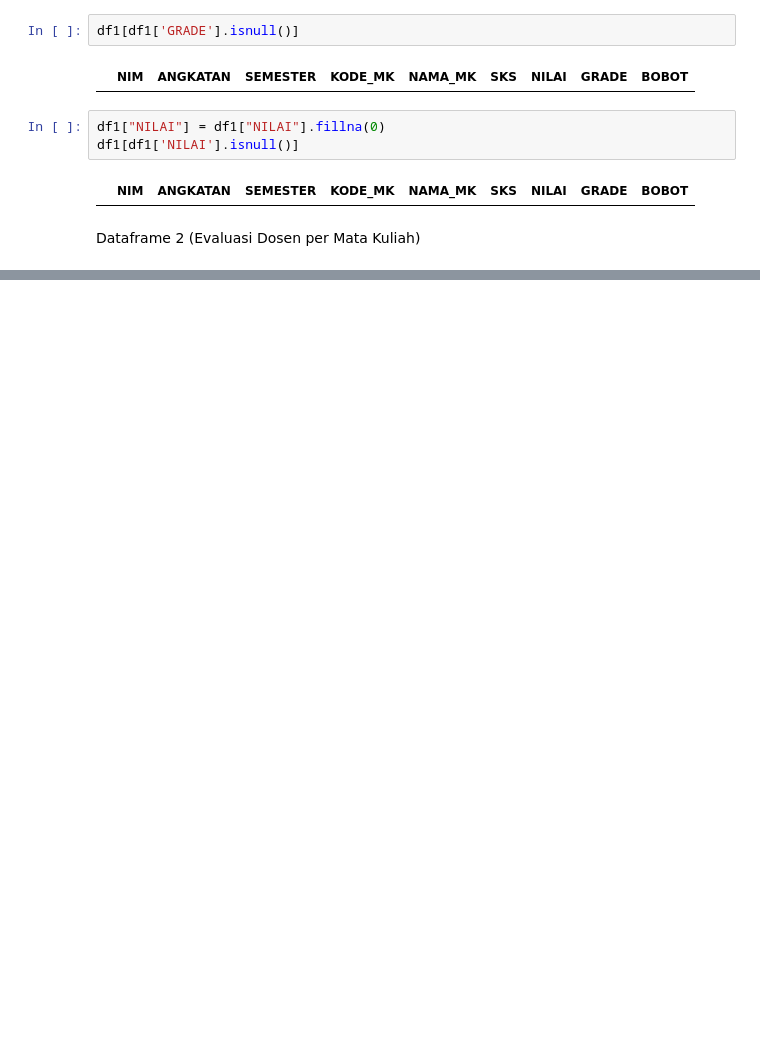
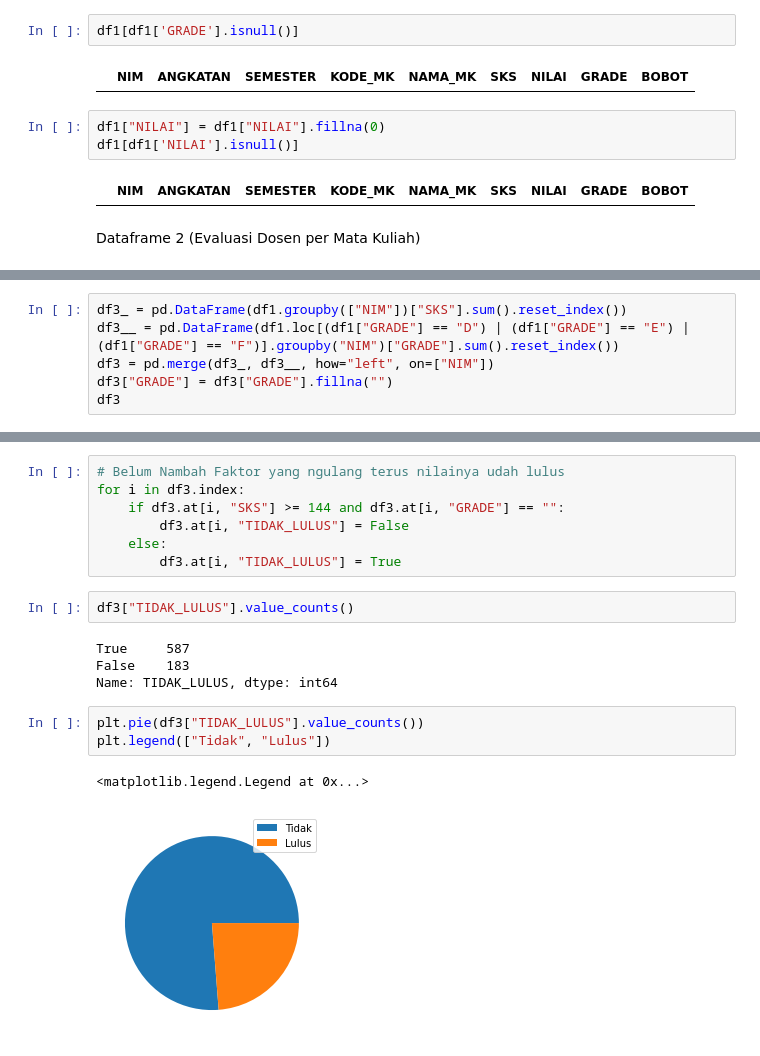
Before and after one commit to FelixFern/ISFEST-ODE, a Jupyter notebook: EDA.ipynb, the cells around one changed output, grey strips where cells are left out. Cells and saved outputs as stored; diff of their text form; blank space fills up the shorter version.

```diff
--- a/EDA.ipynb
+++ b/EDA.ipynb
@@ -112,0 +98,6 @@ df2.head(14)
+# %%
+df3_ = pd.DataFrame(df1.groupby(["NIM"])["SKS"].sum().reset_index())
+df3__ = pd.DataFrame(df1.loc[(df1["GRADE"] == "D") | (df1["GRADE"] == "E") | (df1["GRADE"] == "F")].groupby("NIM")["GRADE"].sum().reset_index())
+df3 = pd.merge(df3_, df3__, how="left", on=["NIM"])
+df3["GRADE"] = df3["GRADE"].fillna("")
+df3
@@ -112,0 +118,19 @@ df2.head(14)
+# %%
+# Belum Nambah Faktor yang ngulang terus nilainya udah lulus
+for i in df3.index:
+    if df3.at[i, "SKS"] >= 144 and df3.at[i, "GRADE"] == "":
+        df3.at[i, "TIDAK_LULUS"] = False
+    else:
+        df3.at[i, "TIDAK_LULUS"] = True
+# %%
+df3["TIDAK_LULUS"].value_counts()
+# %% [output]
+True     587
+False    183
+Name: TIDAK_LULUS, dtype: int64
+# %%
+plt.pie(df3["TIDAK_LULUS"].value_counts())
+plt.legend(["Tidak", "Lulus"])
+# %% [output]
+<matplotlib.legend.Legend at 0x...>
+[figure, added]
```
Also changed, not shown: parts of 10 cells of this notebook.
